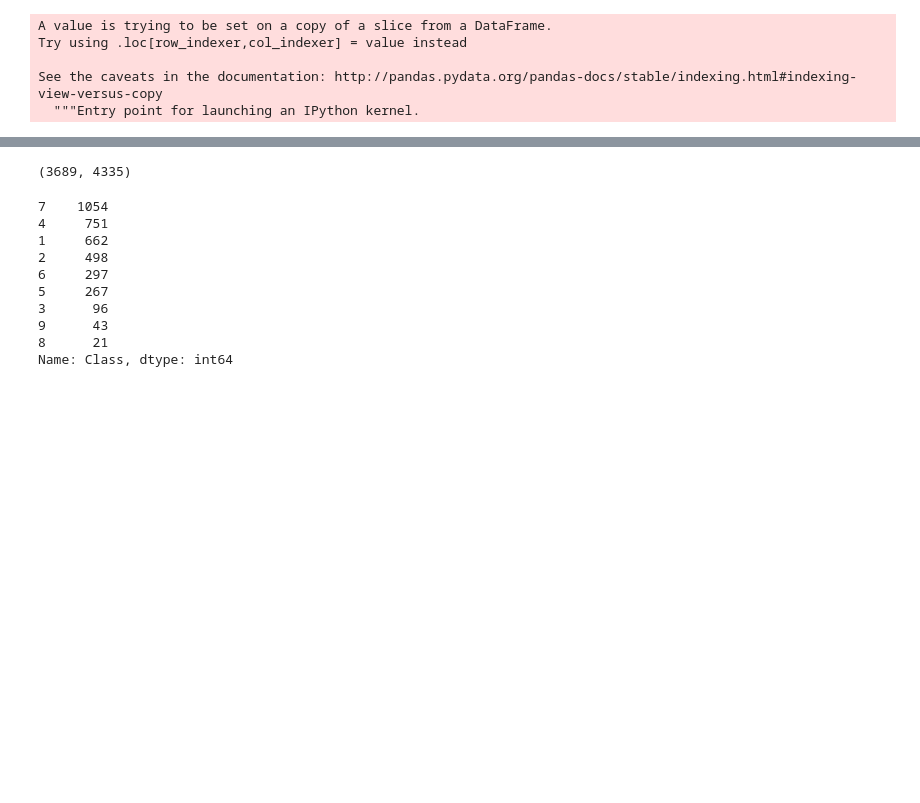
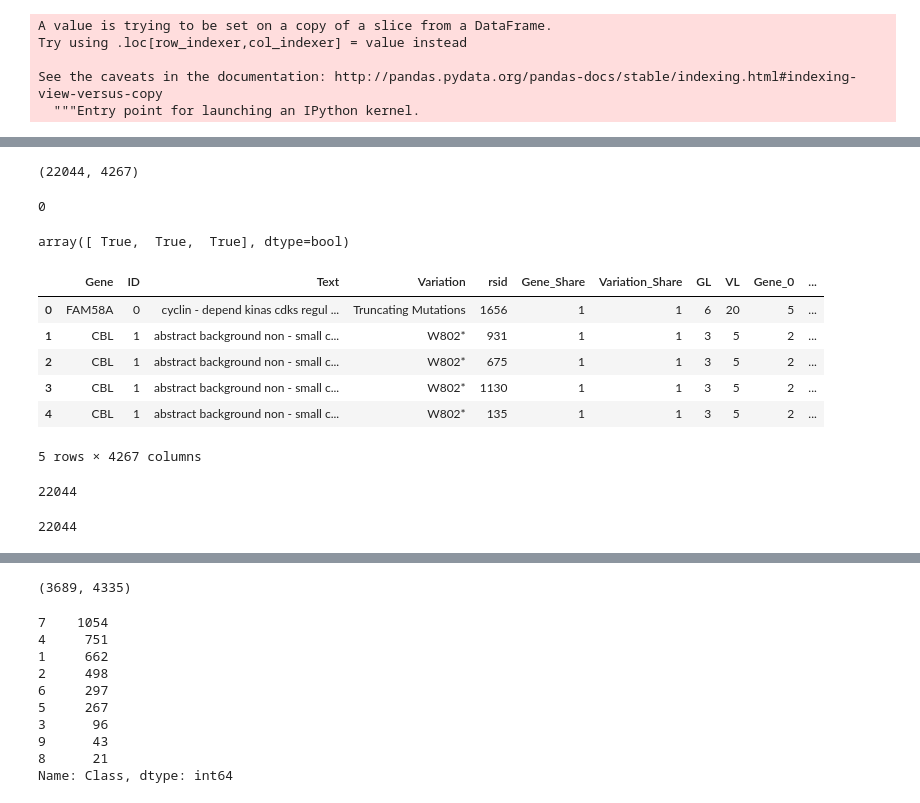
Before and after one commit to ashishlal/kaggle-pm, a Jupyter notebook: notebooks/4_1_stage2_feature_engg.ipynb, the cells around one changed output, grey strips where cells are left out. Saved outputs shown, nothing was run; the diff lists cells and outputs as text; code cells hidden in the pictures; blank space fills up the shorter version.

```diff
--- a/notebooks/4_1_stage2_feature_engg.ipynb
+++ b/notebooks/4_1_stage2_feature_engg.ipynb
@@ -200,0 +167,2 @@ feather.write_dataframe(df_test, '../cache/test_stage2_fe.feather')
+# %%
+df_train = feather.read_dataframe('../cache/train1_stage2_fe.feather')
@@ -225,0 +192,22 @@ df_train = df_train.drop('Class',axis=1)
+# %%
+df_train.shape
+# %% [output]
+(22044, 4267)
+# %%
+sum(df_train.isnull().any() == True)
+# %% [output]
+0
+# %%
+np.isfinite([1,2,3])
+# %% [output]
+array([ True,  True,  True], dtype=bool)
+# %%
+df_train.head()
+# %% [output]
+|  | Gene | ID | Text | Variation | rsid | Gene_Share | Variation_Share | GL | VL | Gene_0 | ... |
+| 0 | FAM58A | 0 | cyclin - depend kinas cdks regul ... | Truncating Mutations | 1656 | 1 | 1 | 6 | 20 | 5 | ... |
+| 1 | CBL | 1 | abstract background non - small c... | W802* | 931 | 1 | 1 | 3 | 5 | 2 | ... |
+| 2 | CBL | 1 | abstract background non - small c... | W802* | 675 | 1 | 1 | 3 | 5 | 2 | ... |
+| 3 | CBL | 1 | abstract background non - small c... | W802* | 1130 | 1 | 1 | 3 | 5 | 2 | ... |
+| 4 | CBL | 1 | abstract background non - small c... | W802* | 135 | 1 | 1 | 3 | 5 | 2 | ... |
+5 rows × 4267 columns
@@ -225,0 +216,4 @@ df_train = df_train.drop('Class',axis=1)
+# %%
+sum(np.isfinite(p))
+# %% [output]
+22044
@@ -225,0 +224,4 @@ df_train = df_train.drop('Class',axis=1)
+# %%
+sum(sum(l) != 4326)
+# %% [output]
+22044
```
Also changed, not shown: parts of 51 cells of this notebook, 35 other files.
